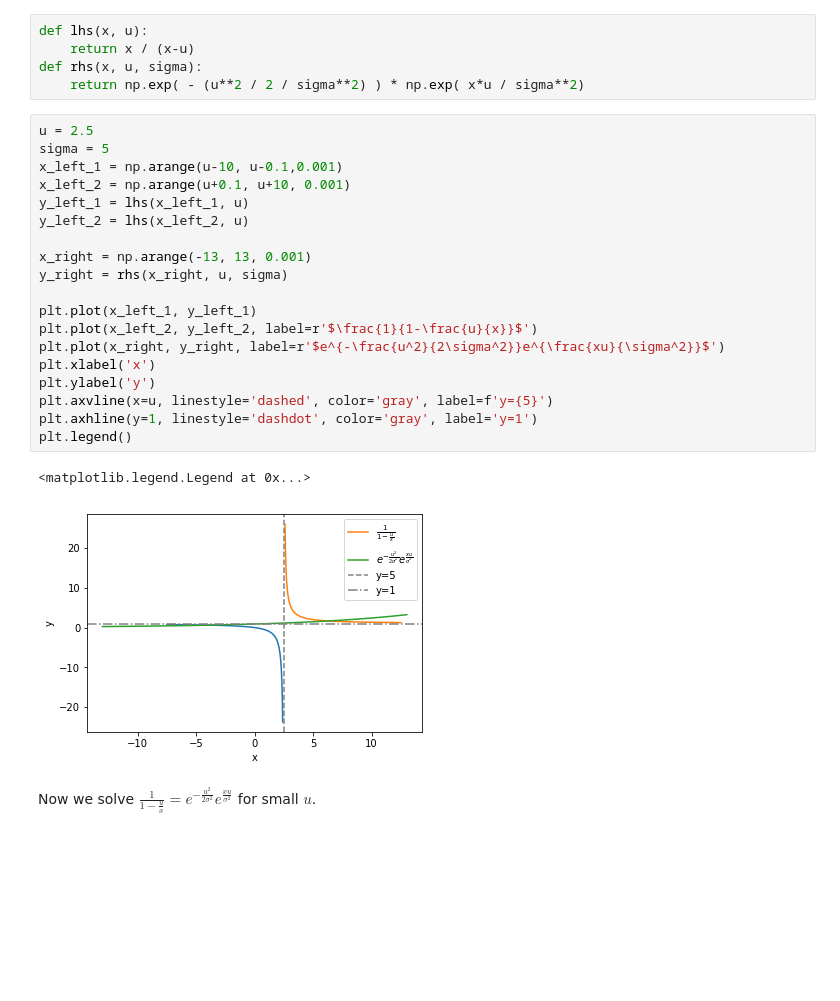
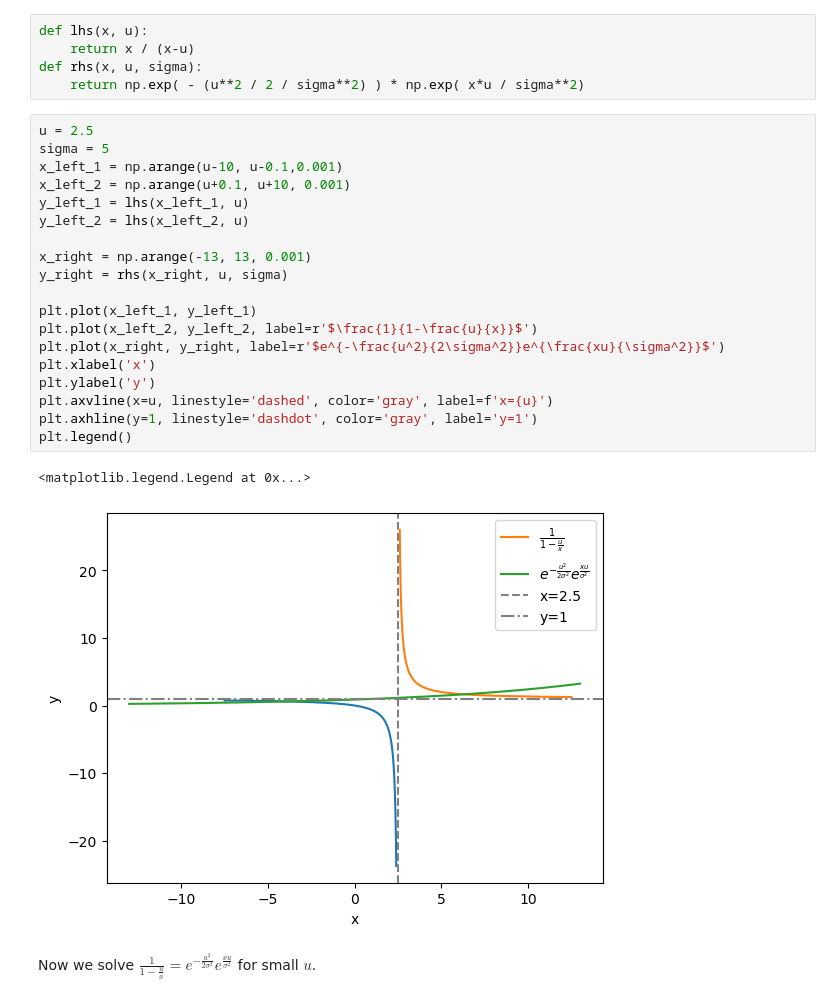
Before and after one commit to LSSTDESC/dia_improvement, a Jupyter notebook: devel/dipoe_separation_within_one_pixel.ipynb, the cells around one changed output. Drawn from its saved outputs; the diff is of its cells as text; blank space fills up the shorter version.

```diff
--- a/devel/dipoe_separation_within_one_pixel.ipynb
+++ b/devel/dipoe_separation_within_one_pixel.ipynb
@@ -211,25 +265,25 @@ def rhs(x, u, sigma):
 # %%
 u = 2.5
 sigma = 5
 x_left_1 = np.arange(u-10, u-0.1,0.001)
 x_left_2 = np.arange(u+0.1, u+10, 0.001)
 y_left_1 = lhs(x_left_1, u)
 y_left_2 = lhs(x_left_2, u)
 
 x_right = np.arange(-13, 13, 0.001)
 y_right = rhs(x_right, u, sigma)
 
 plt.plot(x_left_1, y_left_1)
 plt.plot(x_left_2, y_left_2, label=r'$\frac{1}{1-\frac{u}{x}}$')
 plt.plot(x_right, y_right, label=r'$e^{-\frac{u^2}{2\sigma^2}}e^{\frac{xu}{\sigma^2}}$')
 plt.xlabel('x')
 plt.ylabel('y')
-plt.axvline(x=u, linestyle='dashed', color='gray', label=f'y={5}')
+plt.axvline(x=u, linestyle='dashed', color='gray', label=f'x={u}')
 plt.axhline(y=1, linestyle='dashdot', color='gray', label='y=1')
 plt.legend()
 # %% [output]
 <matplotlib.legend.Legend at 0x...>
-[figure, old version]
+[figure, new version]
 # %% [markdown]
 Now we solve $\frac{1}{1-\frac{u}{x}} = e^{-\frac{u^2}{2\sigma^2}}e^{\frac{xu}{\sigma^2}}$ for small $u$.
 # %% [markdown]
```
Also changed, not shown: parts of 19 cells of this notebook.
